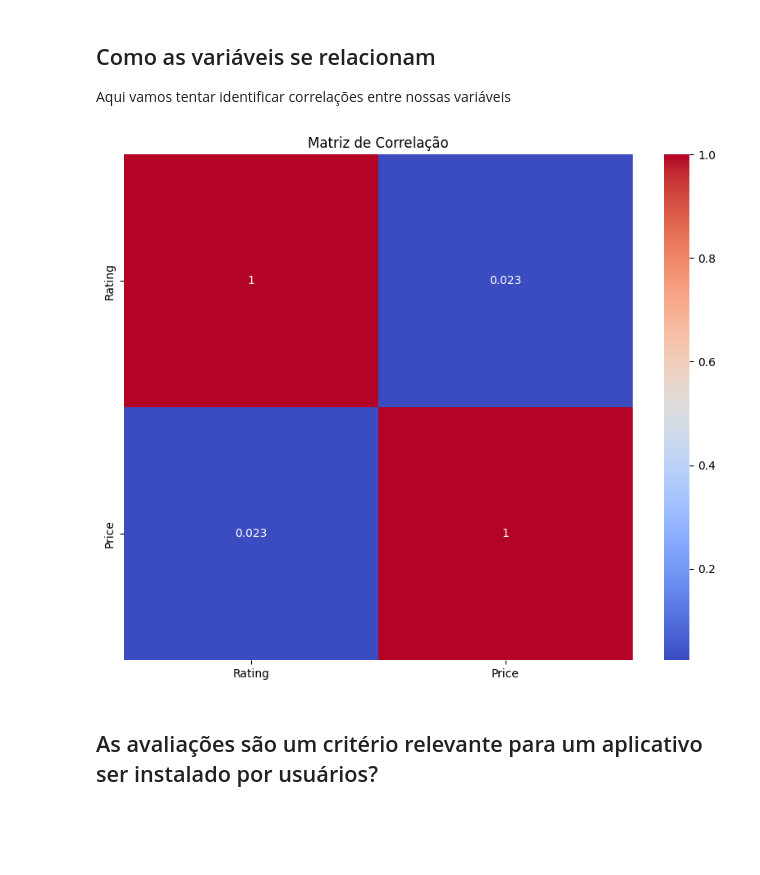
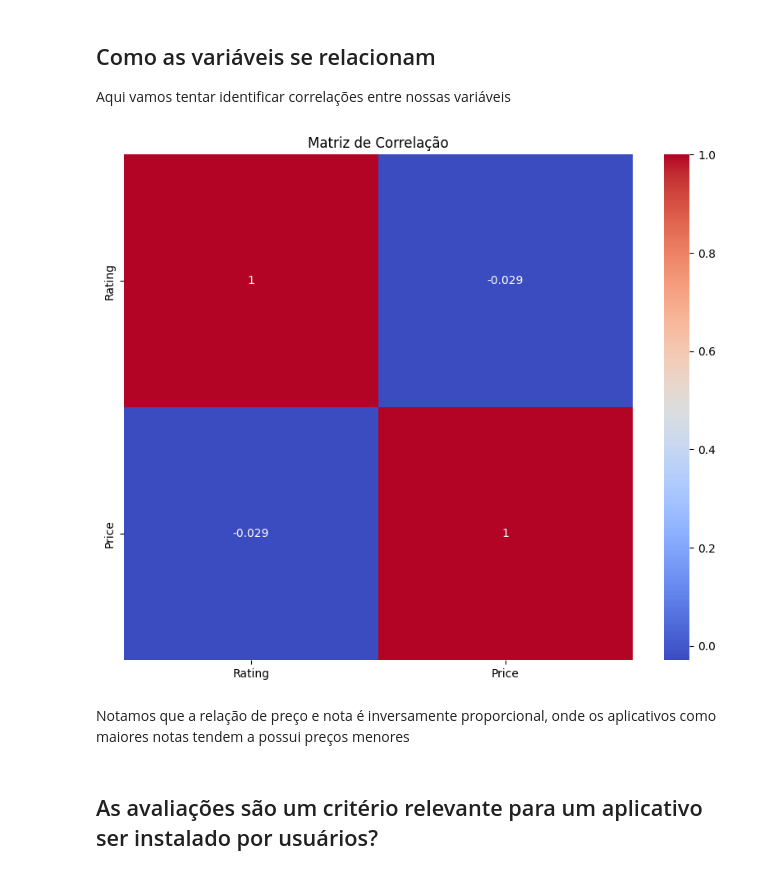
Before and after one commit to AlvaroSampaio/Google-play-store-apps, a Jupyter notebook: notebooks/02-EDA.ipynb, the cells around one changed output. Drawn from its saved outputs; the diff is of its cells as text; code cells hidden in the pictures; blank space fills up the shorter version.

Commit message:
Correlacionando preço e nota

```diff
--- a/notebooks/02-EDA.ipynb
+++ b/notebooks/02-EDA.ipynb
@@ -102,12 +102,15 @@ df.describe()
 Aqui vamos tentar identificar correlações entre nossas variáveis
 # %%
 # Matriz de correlação
+df_paid = df[df['Type']=='Paid']
 plt.figure(figsize=(10, 8))
-sns.heatmap(df.select_dtypes('number').corr(), annot=True, cmap='coolwarm')
+sns.heatmap(df_paid.select_dtypes('number').corr(), annot=True, cmap='coolwarm')
 plt.title('Matriz de Correlação')
 plt.show()
 # %% [output]
-[figure, old version]
+[figure, new version]
+# %% [markdown]
+Notamos que a relação de preço e nota é inversamente proporcional, onde os aplicativos como maiores notas tendem a possui preços menores
 # %% [markdown]
 ## As avaliações são um critério relevante para um aplicativo ser instalado por usuários?
 # %%
```
